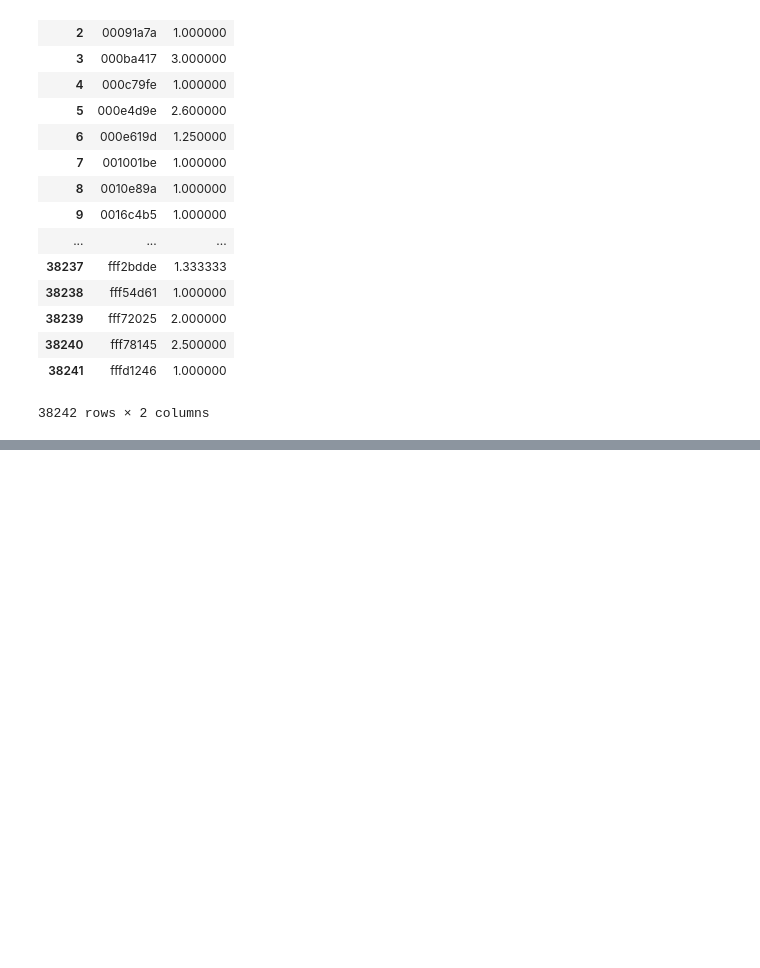
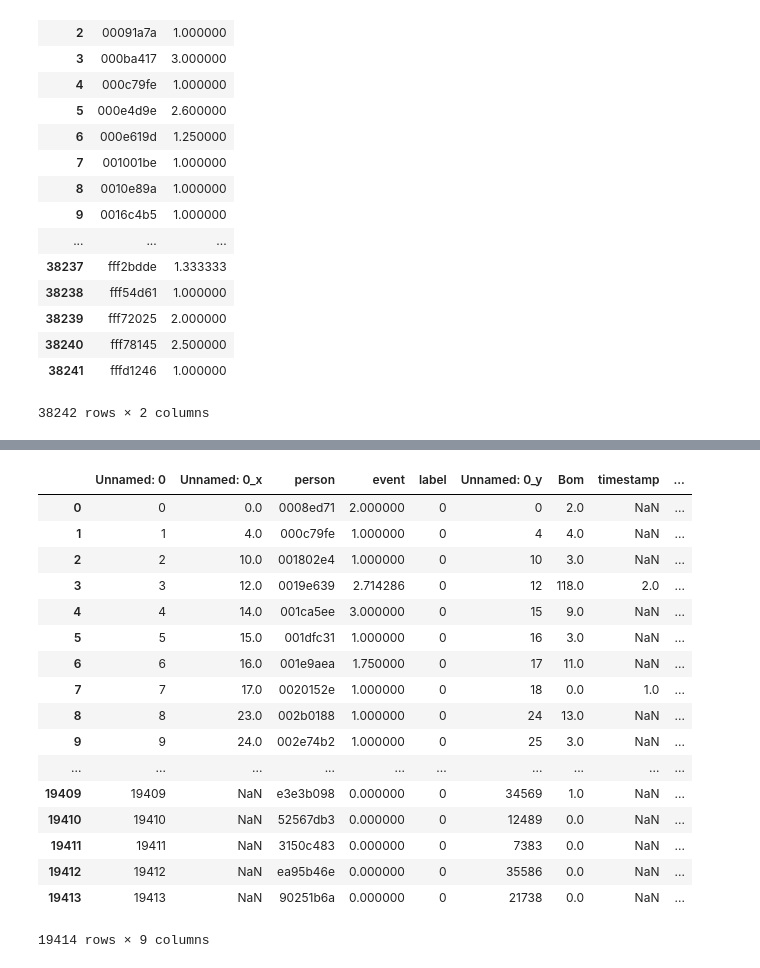
Before and after one commit to EugeniaFranchi/TP-Datos, a Jupyter notebook: TP2/TP2.ipynb, the cells around one changed output, grey strips where cells are left out. Cells and saved outputs as stored; diff of their text form; code cells hidden in the pictures; blank space fills up the shorter version.

```diff
--- a/TP2/TP2.ipynb
+++ b/TP2/TP2.ipynb
@@ -449,0 +468,3 @@ training.to_csv('features.csv')
+# %%
+conversiones['timestamp'] = pd.to_datetime(conversiones['timestamp'])
+conversiones['mes'] = conversiones['timestamp'].dt.month
@@ -449,0 +492,5 @@ training.to_csv('features.csv')
+# %%
+df = conversiones.groupby(['mes','person']).count()
+df.reset_index(inplace=True)
+conversiones_en_6_meses = df.groupby(['person']).agg({'timestamp':'sum'})
+conversiones_en_6_meses
@@ -449,0 +517,2 @@ training.to_csv('features.csv')
+# %%
+conversiones_en_6_meses['mean_conversion'] = conversiones_en_6_meses['timestamp']/6
@@ -449,0 +541,24 @@ training.to_csv('features.csv')
+# %%
+train_data = train_data.merge(conversiones_en_6_meses,on='person',how='left')
+# %%
+train_data['mean_conversion'].fillna(value=0,inplace=True)
+train_data
+# %% [output]
+|  | Unnamed: 0 | Unnamed: 0_x | person | event | label | Unnamed: 0_y | Bom | timestamp | ... |
+| 0 | 0 | 0.0 | 0008ed71 | 2.000000 | 0 | 0 | 2.0 | NaN | ... |
+| 1 | 1 | 4.0 | 000c79fe | 1.000000 | 0 | 4 | 4.0 | NaN | ... |
+| 2 | 2 | 10.0 | 001802e4 | 1.000000 | 0 | 10 | 3.0 | NaN | ... |
+| 3 | 3 | 12.0 | 0019e639 | 2.714286 | 0 | 12 | 118.0 | 2.0 | ... |
+| 4 | 4 | 14.0 | 001ca5ee | 3.000000 | 0 | 15 | 9.0 | NaN | ... |
+| 5 | 5 | 15.0 | 001dfc31 | 1.000000 | 0 | 16 | 3.0 | NaN | ... |
+| 6 | 6 | 16.0 | 001e9aea | 1.750000 | 0 | 17 | 11.0 | NaN | ... |
+| 7 | 7 | 17.0 | 0020152e | 1.000000 | 0 | 18 | 0.0 | 1.0 | ... |
+| 8 | 8 | 23.0 | 002b0188 | 1.000000 | 0 | 24 | 13.0 | NaN | ... |
+| 9 | 9 | 24.0 | 002e74b2 | 1.000000 | 0 | 25 | 3.0 | NaN | ... |
+| ... | ... | ... | ... | ... | ... | ... | ... | ... | ... |
+| 19409 | 19409 | NaN | e3e3b098 | 0.000000 | 0 | 34569 | 1.0 | NaN | ... |
+| 19410 | 19410 | NaN | 52567db3 | 0.000000 | 0 | 12489 | 0.0 | NaN | ... |
+| 19411 | 19411 | NaN | 3150c483 | 0.000000 | 0 | 7383 | 0.0 | NaN | ... |
+| 19412 | 19412 | NaN | ea95b46e | 0.000000 | 0 | 35586 | 0.0 | NaN | ... |
+| 19413 | 19413 | NaN | 90251b6a | 0.000000 | 0 | 21738 | 0.0 | NaN | ... |
+19414 rows × 9 columns
```
Also changed, not shown: parts of 11 cells of this notebook, 1 other file.
